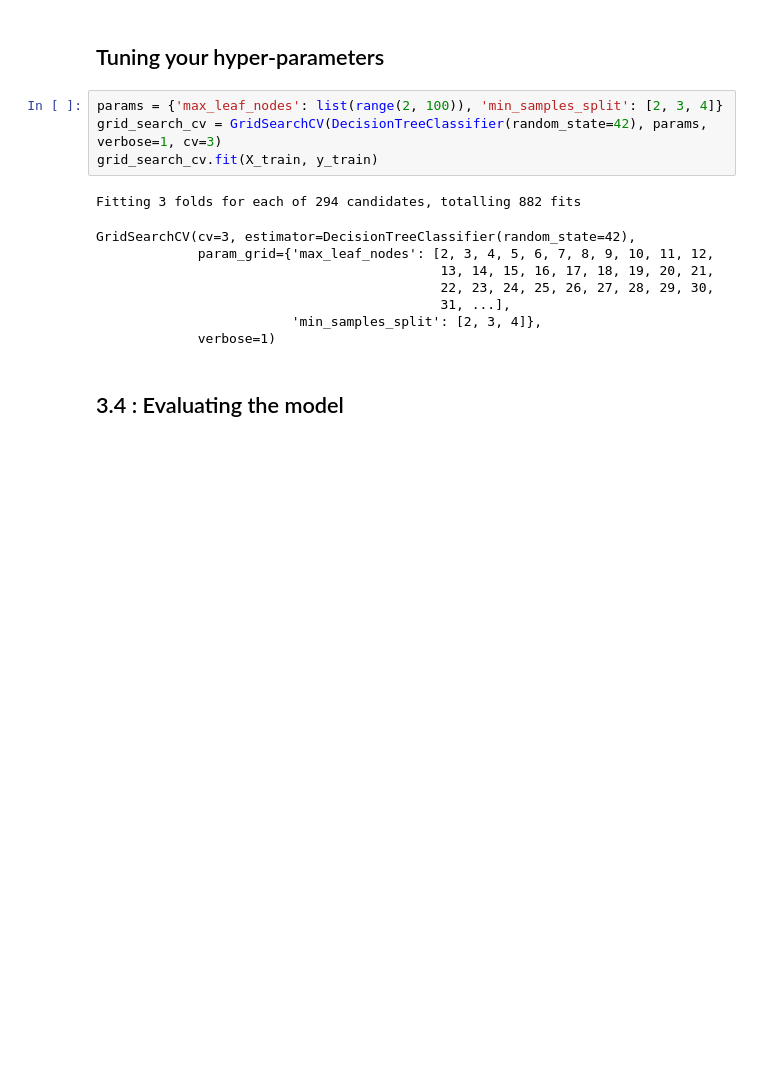
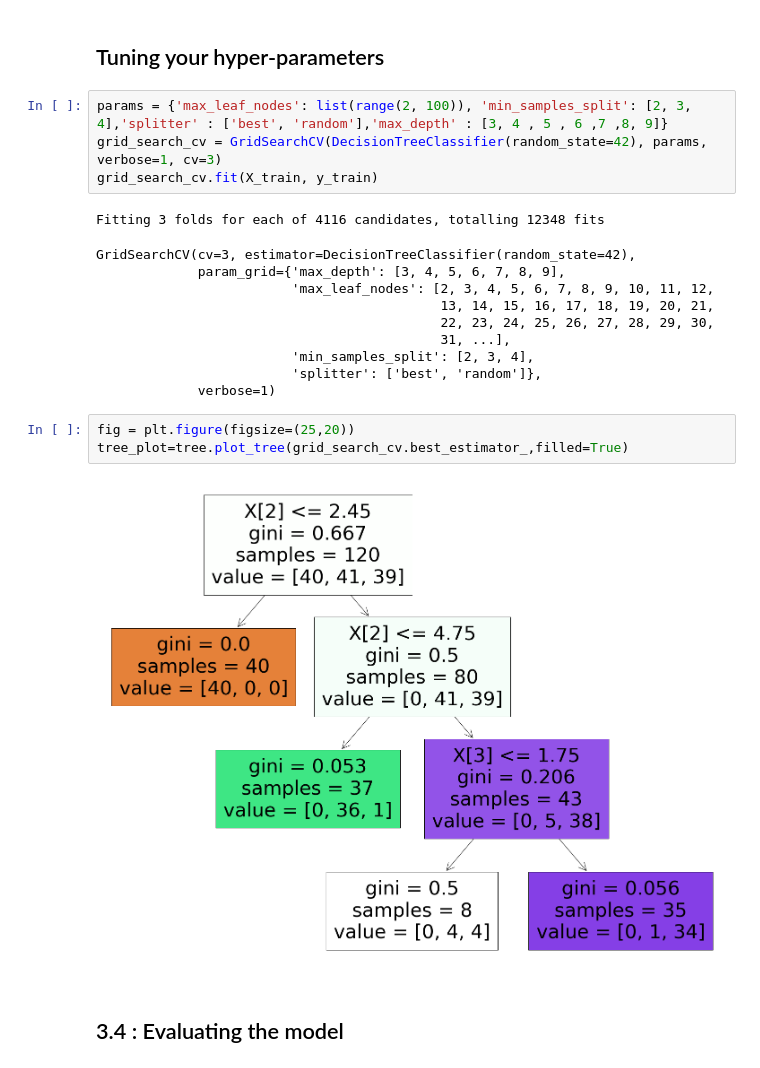
Before and after one commit to daniel-saeedi/AI-SummerSchool-Project2, a Jupyter notebook: Project2.ipynb, the cells around one changed output. Saved outputs shown, nothing was run; the diff lists cells and outputs as text; blank space fills up the shorter version.

```diff
--- a/Project2.ipynb
+++ b/Project2.ipynb
@@ -320,18 +322,25 @@ tree_plot=tree.plot_tree(classifier,filled=True,max_depth=3)
 # %% [markdown]
 ##  Tuning your hyper-parameters
 # %%
-params = {'max_leaf_nodes': list(range(2, 100)), 'min_samples_split': [2, 3, 4]}
+params = {'max_leaf_nodes': list(range(2, 100)), 'min_samples_split': [2, 3, 4],'splitter' : ['best', 'random'],'max_depth' : [3, 4 , 5 , 6 ,7 ,8, 9]}
 grid_search_cv = GridSearchCV(DecisionTreeClassifier(random_state=42), params, verbose=1, cv=3)
 grid_search_cv.fit(X_train, y_train)
 # %% [output]
-Fitting 3 folds for each of 294 candidates, totalling 882 fits
+Fitting 3 folds for each of 4116 candidates, totalling 12348 fits
 GridSearchCV(cv=3, estimator=DecisionTreeClassifier(random_state=42),
-             param_grid={'max_leaf_nodes': [2, 3, 4, 5, 6, 7, 8, 9, 10, 11, 12,
+             param_grid={'max_depth': [3, 4, 5, 6, 7, 8, 9],
+                         'max_leaf_nodes': [2, 3, 4, 5, 6, 7, 8, 9, 10, 11, 12,
                                             13, 14, 15, 16, 17, 18, 19, 20, 21,
                                             22, 23, 24, 25, 26, 27, 28, 29, 30,
                                             31, ...],
-                         'min_samples_split': [2, 3, 4]},
+                         'min_samples_split': [2, 3, 4],
+                         'splitter': ['best', 'random']},
              verbose=1)
+# %%
+fig = plt.figure(figsize=(25,20))
+tree_plot=tree.plot_tree(grid_search_cv.best_estimator_,filled=True)
+# %% [output]
+[figure, added]
 # %% [markdown]
 ## 3.4 : Evaluating the model
 # %%
```
Also changed, not shown: parts of 23 cells of this notebook.
